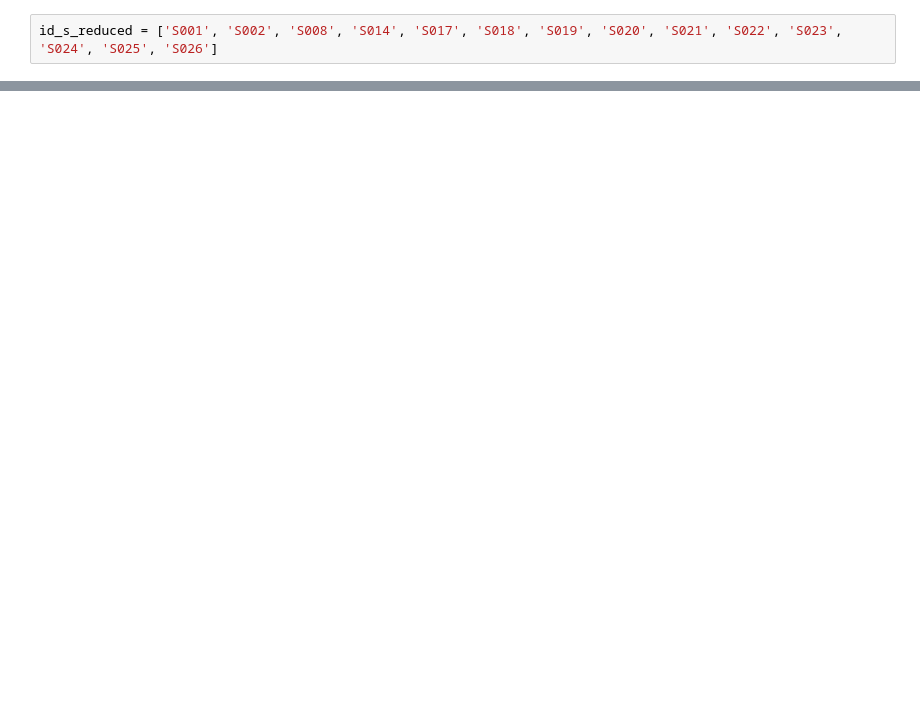
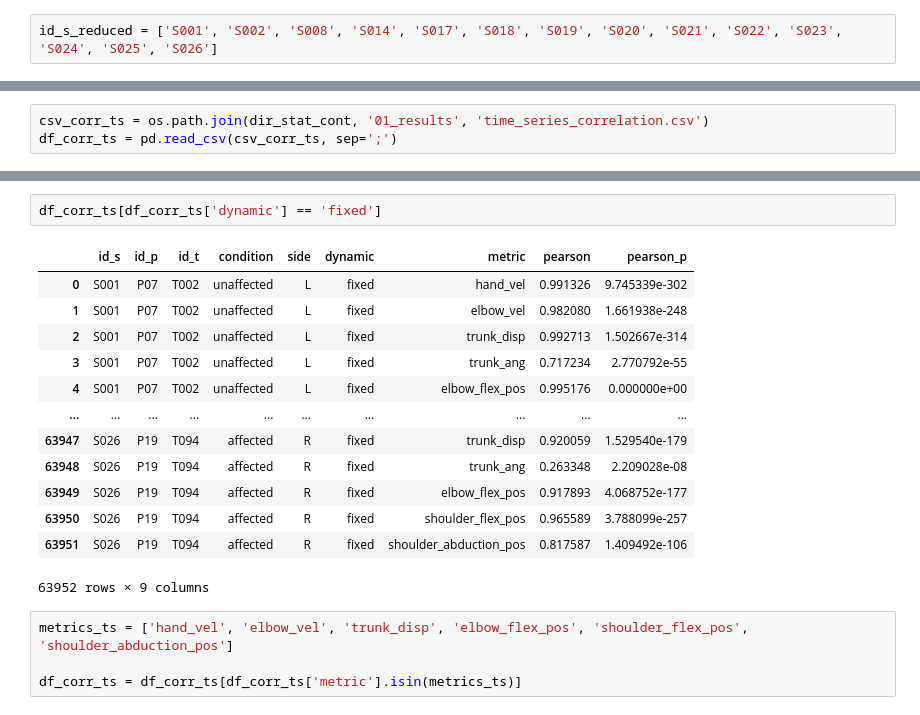
Before and after one commit to j-ullrich/iDrink_MMC_validation, a Jupyter notebook: src/notebooks/correlation_analysis.ipynb, the cells around one changed output, grey strips where cells are left out. Cells and saved outputs as stored; diff of their text form; blank space fills up the shorter version.

```diff
--- a/src/notebooks/correlation_analysis.ipynb
+++ b/src/notebooks/correlation_analysis.ipynb
@@ -311,0 +317,3 @@ for measure in measures:
+# %%
+csv_corr_ts = os.path.join(dir_stat_cont, '01_results', 'time_series_correlation.csv')
+df_corr_ts = pd.read_csv(csv_corr_ts, sep=';')
@@ -311,0 +339,20 @@ for measure in measures:
+# %%
+df_corr_ts[df_corr_ts['dynamic'] == 'fixed']
+# %% [output]
+|  | id_s | id_p | id_t | condition | side | dynamic | metric | pearson | pearson_p |
+| 0 | S001 | P07 | T002 | unaffected | L | fixed | hand_vel | 0.991326 | 9.745339e-302 |
+| 1 | S001 | P07 | T002 | unaffected | L | fixed | elbow_vel | 0.982080 | 1.661938e-248 |
+| 2 | S001 | P07 | T002 | unaffected | L | fixed | trunk_disp | 0.992713 | 1.502667e-314 |
+| 3 | S001 | P07 | T002 | unaffected | L | fixed | trunk_ang | 0.717234 | 2.770792e-55 |
+| 4 | S001 | P07 | T002 | unaffected | L | fixed | elbow_flex_pos | 0.995176 | 0.000000e+00 |
+| ... | ... | ... | ... | ... | ... | ... | ... | ... | ... |
+| 63947 | S026 | P19 | T094 | affected | R | fixed | trunk_disp | 0.920059 | 1.529540e-179 |
+| 63948 | S026 | P19 | T094 | affected | R | fixed | trunk_ang | 0.263348 | 2.209028e-08 |
+| 63949 | S026 | P19 | T094 | affected | R | fixed | elbow_flex_pos | 0.917893 | 4.068752e-177 |
+| 63950 | S026 | P19 | T094 | affected | R | fixed | shoulder_flex_pos | 0.965589 | 3.788099e-257 |
+| 63951 | S026 | P19 | T094 | affected | R | fixed | shoulder_abduction_pos | 0.817587 | 1.409492e-106 |
+63952 rows × 9 columns
+# %%
+metrics_ts = ['hand_vel', 'elbow_vel', 'trunk_disp', 'elbow_flex_pos', 'shoulder_flex_pos', 'shoulder_abduction_pos']
+
+df_corr_ts = df_corr_ts[df_corr_ts['metric'].isin(metrics_ts)]
```
Also changed, not shown: parts of 22 cells of this notebook, 2 other files.
